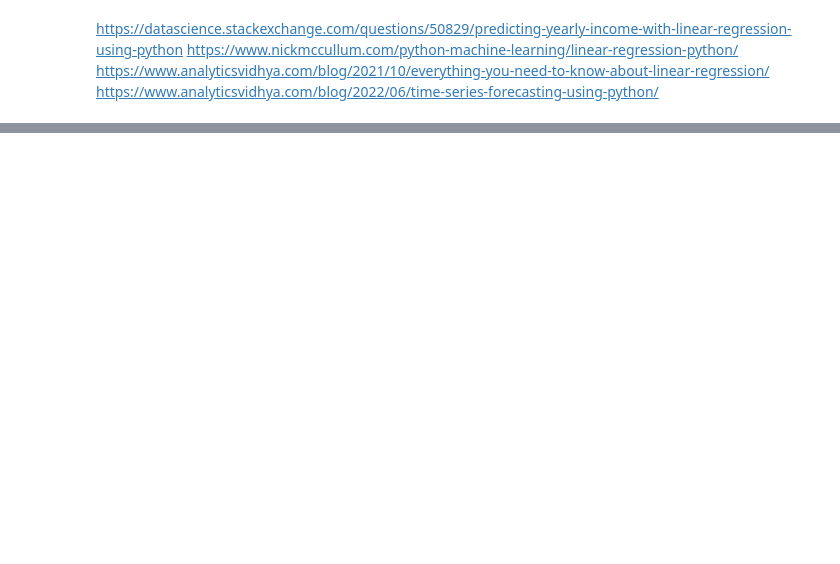
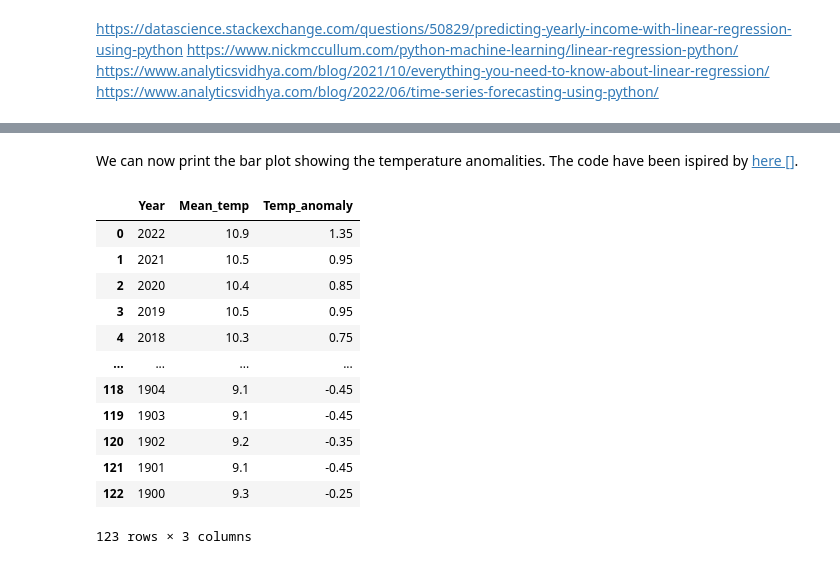
Before and after one commit to Cecilia8989/PfDA_Project2, a Jupyter notebook: pfda_project2.ipynb, the cells around one changed output, grey strips where cells are left out. Drawn from its saved outputs; the diff is of its cells as text; code cells hidden in the pictures; blank space fills up the shorter version.

```diff
--- a/pfda_project2.ipynb
+++ b/pfda_project2.ipynb
@@ -1391,0 +1399,24 @@ x
+# %%
+# Import the rainfall irish datasset
+irish_temp_1900_2020 = pd.read_csv("data\Irish\LongTermTemperatures_1900-2022_annual.csv")
+
+# Rename the 'year' column to 'Year'
+column_to_rename = ['Year', 'Mean_temp']
+irish_temp_1900_2020.columns = column_to_rename
+
+# Checking datatypes
+print("Data tpes")
+print(irish_temp_1900_2020.dtypes, "\n")
+
+# Checking data shape
+print("Dataset Shape:")
+print(f'Rows: {irish_temp_1900_2020.shape[0]}, Columns: {irish_temp_1900_2020.shape[1]}'"\n")
+
+# Checking missing values
+print("Missing Values:")
+print(irish_temp_1900_2020.isnull().sum(), "\n")
+
+# Check for duplicates in the column 'Year'
+duplicate_in_year = irish_temp_1900_2020.duplicated(['Year'], keep=False)
+print("Duplicate Values:")
+print(irish_temp_1900_2020[duplicate_in_year], "\n")
@@ -1391,0 +1451,18 @@ x
+# %% [markdown]
+We can now print the bar plot showing the temperature anomalities. The code have been ispired by [here []](https://towardsdatascience.com/assessing-global-temperature-anomaly-using-nasas-space-studies-part-i-a4c0c4b825cb).
+# %%
+irish_temp_1900_2020
+# %% [output]
+|  | Year | Mean_temp | Temp_anomaly |
+| 0 | 2022 | 10.9 | 1.35 |
+| 1 | 2021 | 10.5 | 0.95 |
+| 2 | 2020 | 10.4 | 0.85 |
+| 3 | 2019 | 10.5 | 0.95 |
+| 4 | 2018 | 10.3 | 0.75 |
+| ... | ... | ... | ... |
+| 118 | 1904 | 9.1 | -0.45 |
+| 119 | 1903 | 9.1 | -0.45 |
+| 120 | 1902 | 9.2 | -0.35 |
+| 121 | 1901 | 9.1 | -0.45 |
+| 122 | 1900 | 9.3 | -0.25 |
+123 rows × 3 columns
```
Also changed, not shown: parts of 23 cells of this notebook, 4 other files.
